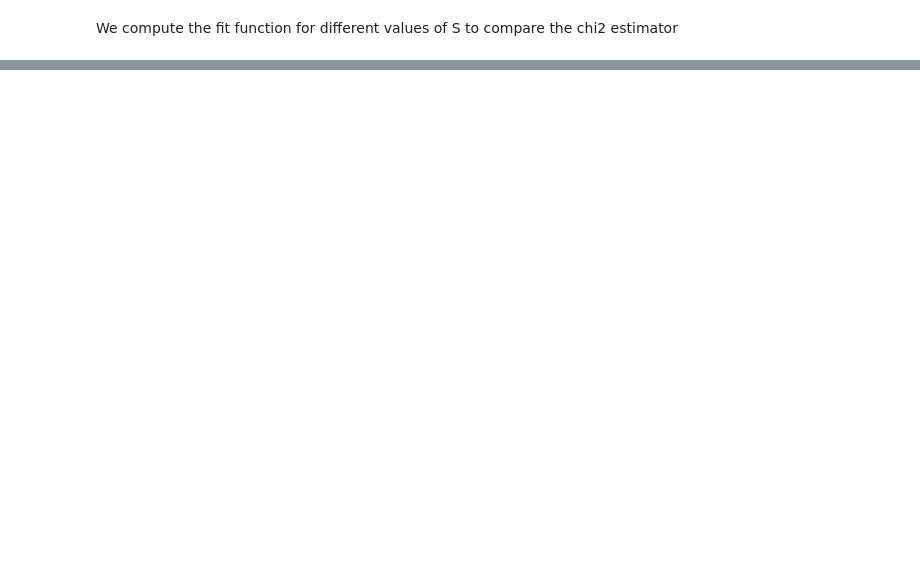
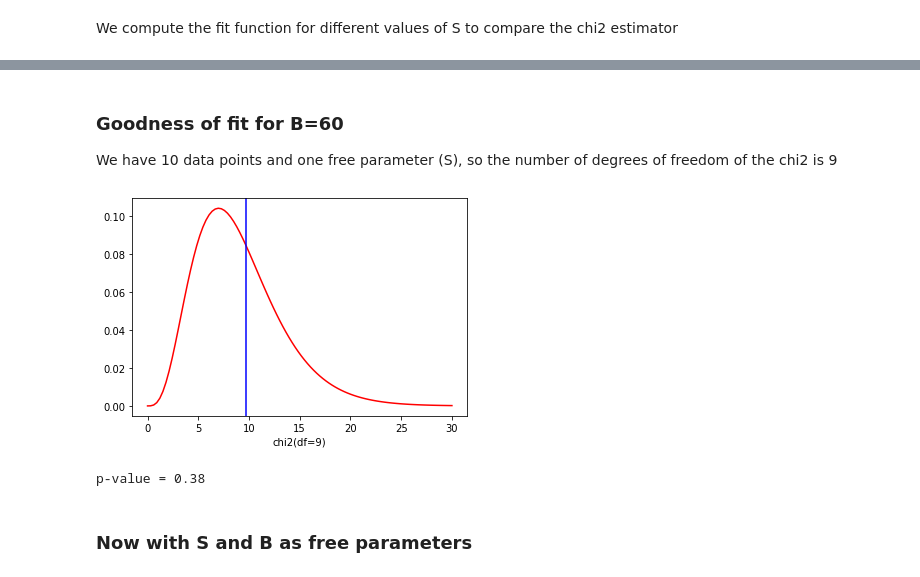
Before and after one commit to Oscar-PL/master-mcm-material, a Jupyter notebook: challenges/Challenge5.ipynb, the cells around one changed output, grey strips where cells are left out. Drawn from its saved outputs; the diff is of its cells as text; code cells hidden in the pictures; blank space fills up the shorter version.

```diff
--- a/challenges/Challenge5.ipynb
+++ b/challenges/Challenge5.ipynb
@@ -99,0 +109,21 @@ plt.show()
+# %% [markdown]
+### Goodness of fit for B=60
+
+We have 10 data points and one free parameter (S), so the number of degrees of freedom of the chi2 is 9
+# %%
+from scipy.stats import chi2
+
+x = np.linspace(0, 30, 100)
+y = chi2(df=9).pdf(x)
+
+plt.xlabel("chi2(df=9)")
+plt.plot(x, y, color="red")
+plt.axvline(x=chi2_min, color="blue")
+plt.show()
+
+print(f"p-value = {1 - chi2(df=9).cdf(chi2_min):0.2f}")
+# %% [output]
+[figure, added]
+p-value = 0.38
+# %% [markdown]
+### Now with S and B as free parameters
```
Also changed, not shown: parts of 7 cells of this notebook.
